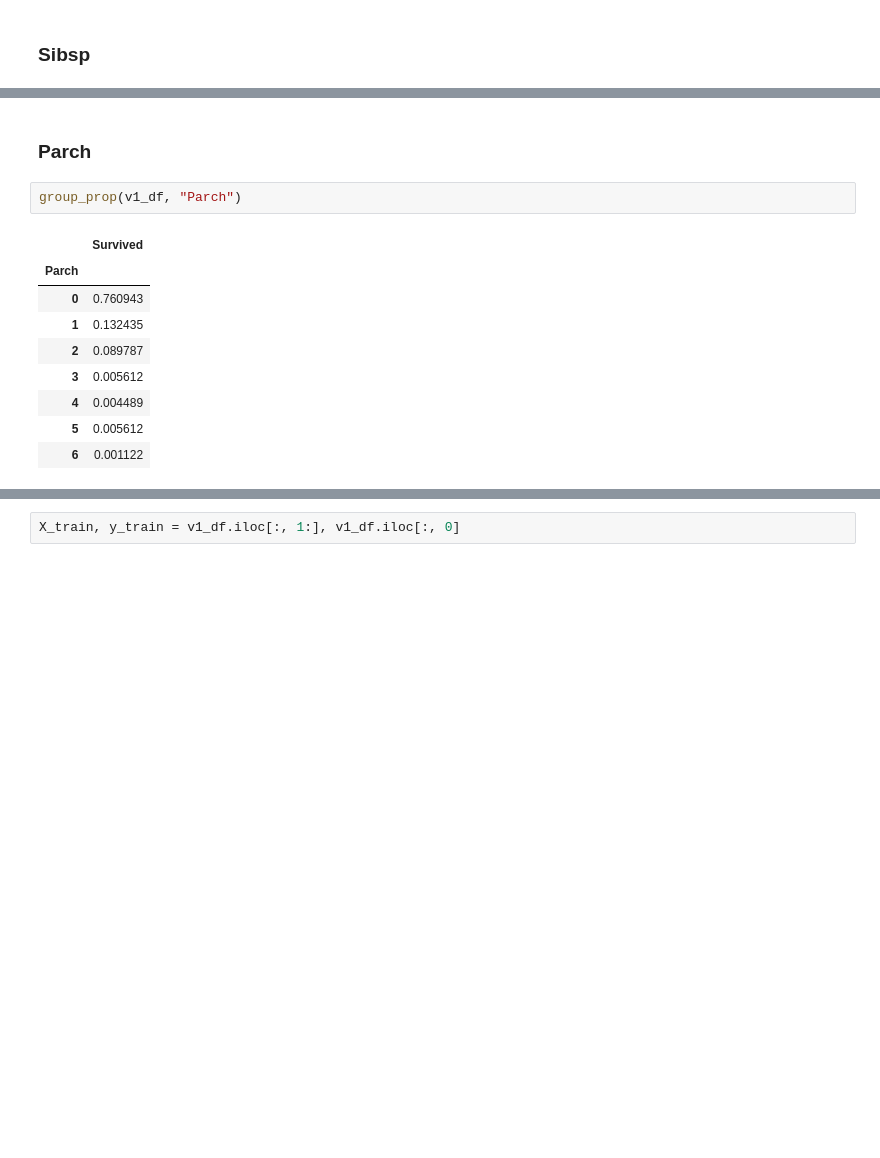
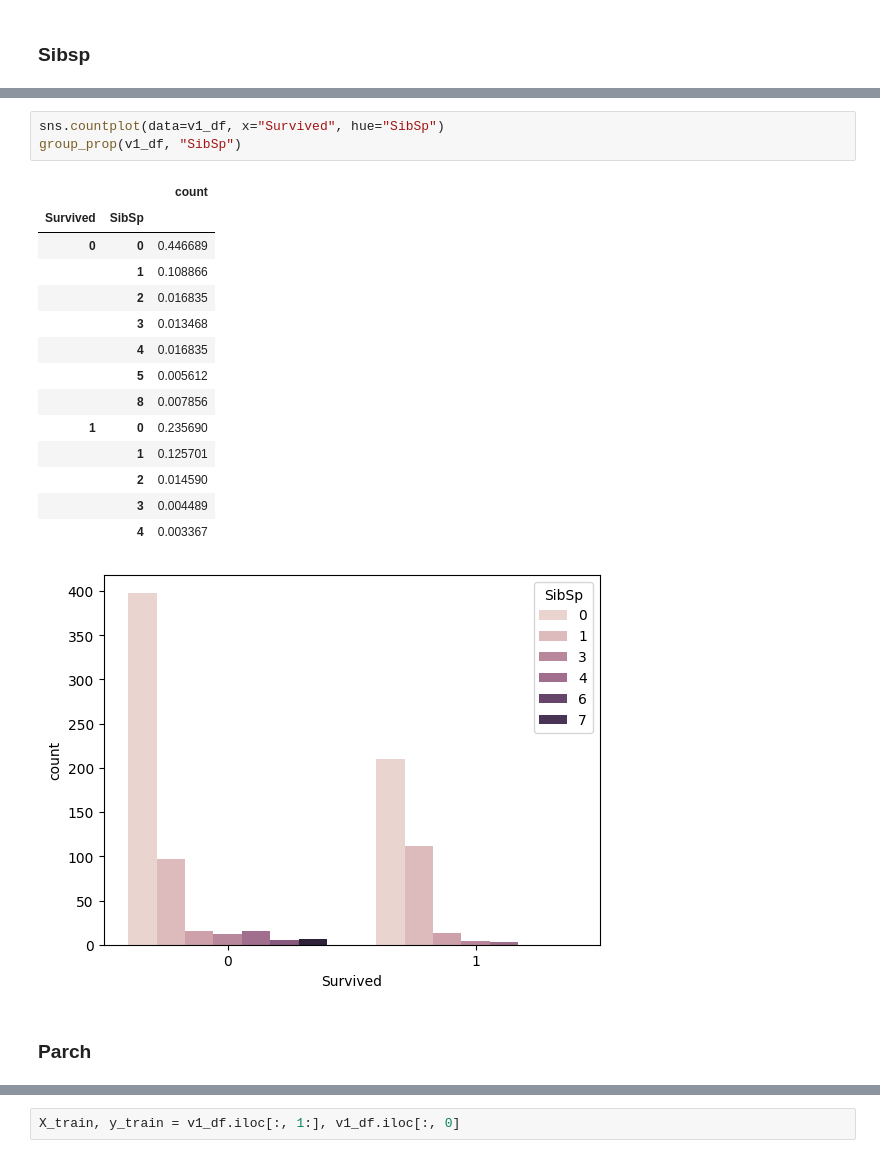
Before and after one commit to mushroom3969/Kaggle, a Jupyter notebook: Titanic.ipynb, the cells around one changed output, grey strips where cells are left out. Saved outputs shown, nothing was run; the diff lists cells and outputs as text; blank space fills up the shorter version.

```diff
--- a/Titanic.ipynb
+++ b/Titanic.ipynb
@@ -389,14 +378,21 @@ group_prop(v1_df, "SibSp")
+# %%
+sns.countplot(data=v1_df, x="Survived", hue="SibSp")
+group_prop(v1_df, "SibSp")
+# %% [output]
+|  |  | count |
+| Survived | SibSp |  |
+| 0 | 0 | 0.446689 |
+|  | 1 | 0.108866 |
+|  | 2 | 0.016835 |
+|  | 3 | 0.013468 |
+|  | 4 | 0.016835 |
+|  | 5 | 0.005612 |
+|  | 8 | 0.007856 |
+| 1 | 0 | 0.235690 |
+|  | 1 | 0.125701 |
+|  | 2 | 0.014590 |
+|  | 3 | 0.004489 |
+|  | 4 | 0.003367 |
+[figure, added]
 # %% [markdown]
 ### Parch
-# %%
-group_prop(v1_df, "Parch")
-# %% [output]
-|  | Survived |
-| Parch |  |
-| 0 | 0.760943 |
-| 1 | 0.132435 |
-| 2 | 0.089787 |
-| 3 | 0.005612 |
-| 4 | 0.004489 |
-| 5 | 0.005612 |
-| 6 | 0.001122 |
```
Also changed, not shown: parts of 6 cells of this notebook.
